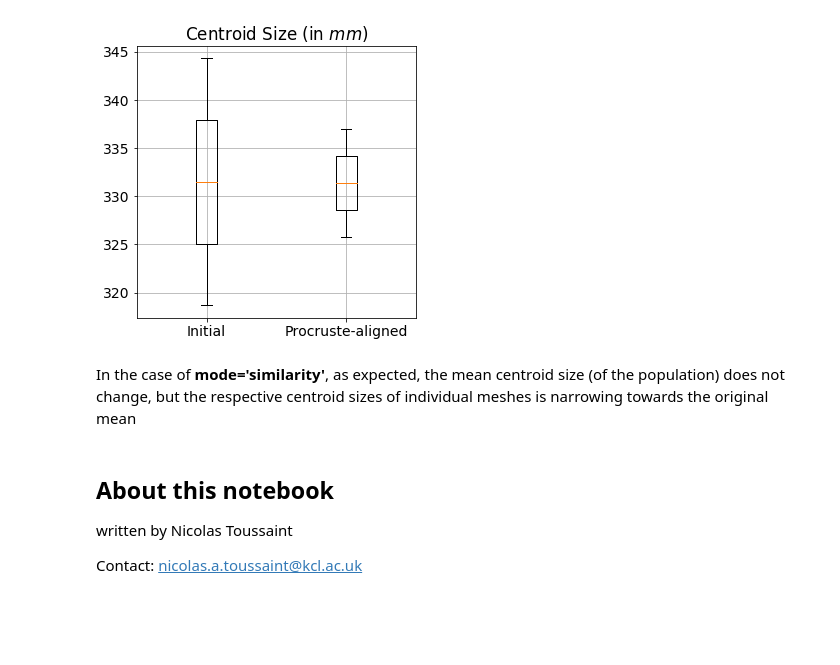
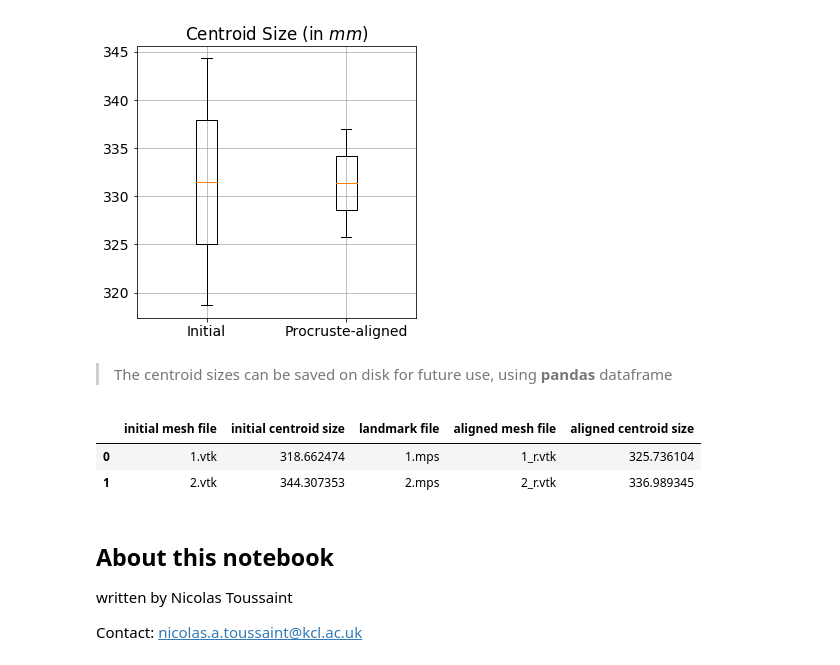
Before and after one commit to marta-vidalgarcia/landmark-free-deformetrica, a Jupyter notebook: mesh-alignment.ipynb, the cells around one changed output. Saved outputs shown, nothing was run; the diff lists cells and outputs as text; code cells hidden in the pictures; blank space fills up the shorter version.

```diff
--- a/mesh-alignment.ipynb
+++ b/mesh-alignment.ipynb
@@ -323,6 +343,7 @@ def display_image(filename):
 def compare_centroid_sizes(meshfiles1, meshfiles2, label1='Group 1', label2='Group 2'):
     import vtk
     from matplotlib import pyplot as plt
+    import numpy as np
 
     centroid_sizes_1 = []
     centroid_sizes_2 = []
@@ -350,6 +371,8 @@ def compare_centroid_sizes(meshfiles1, meshfiles2, label1='Group 1', label2='Gro
     ax.set_title('Centroid Size (in $mm$)')
 
     plt.show()
+
+    return np.array(centroid_sizes_1), np.array(centroid_sizes_2)
 # %% [markdown]
 ## Load Data
 
@@ -407,9 +454,29 @@ moving 2.vtk towards center with landmarks 2.mps -- determinant: 0.94
 # %%
-compare_centroid_sizes(meshfiles, output_meshes, label1='Initial', label2='Procruste-aligned')
+import numpy as np
+cs1, cs2 = compare_centroid_sizes(meshfiles, output_meshes, label1='Initial', label2='Procruste-aligned')
 # %% [output]
 [figure]
-# %% [markdown]
-In the case of **mode='similarity'**, as expected, the mean centroid size (of the population) does not change, but the respective centroid sizes of individual meshes is narrowing towards the original mean
+# %% [markdown]
+> The centroid sizes can be saved on disk for future use, using **pandas** dataframe
+# %%
+import pandas as pd
+imf = [os.path.basename(f) for f in meshfiles]
+amf = [os.path.basename(f) for f in output_meshes]
+lf = [os.path.basename(f) for f in landmarksfiles]
+df = pd.DataFrame()
+df['initial mesh file'] = imf
+df['initial centroid size'] = cs1
+df['landmark file'] = lf
+df['aligned mesh file'] = amf
+df['aligned centroid size'] = cs2
+df.to_csv(os.path.join(working_directory, 'centroidsizes.csv'))
+
+
+df
+# %% [output]
+|  | initial mesh file | initial centroid size | landmark file | aligned mesh file | aligned centroid size |
+| 0 | 1.vtk | 318.662474 | 1.mps | 1_r.vtk | 325.736104 |
+| 1 | 2.vtk | 344.307353 | 2.mps | 2_r.vtk | 336.989345 |
 # %% [markdown]
 ## About this notebook
 
```
Also changed, not shown: parts of 11 cells of this notebook, 4 other files.
